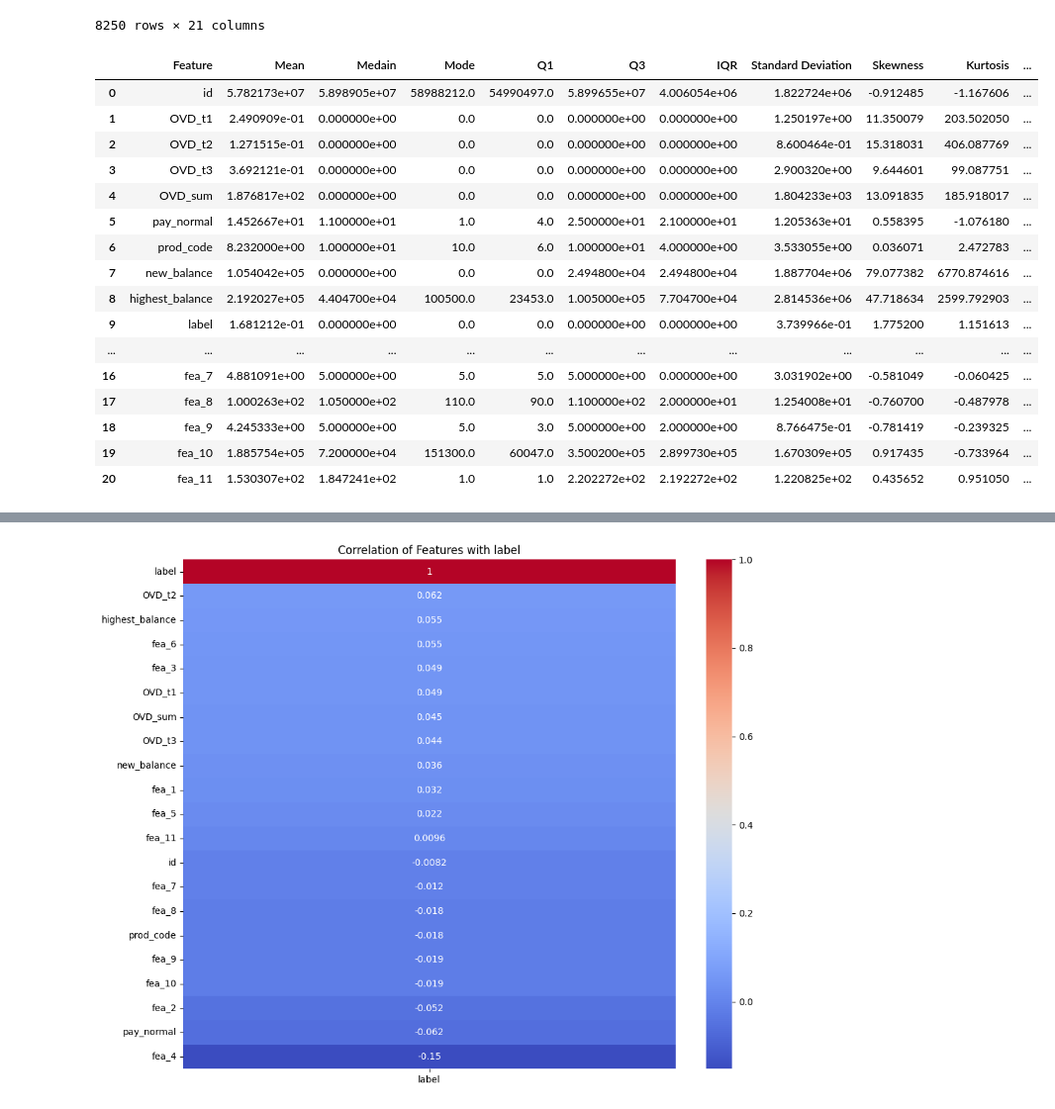
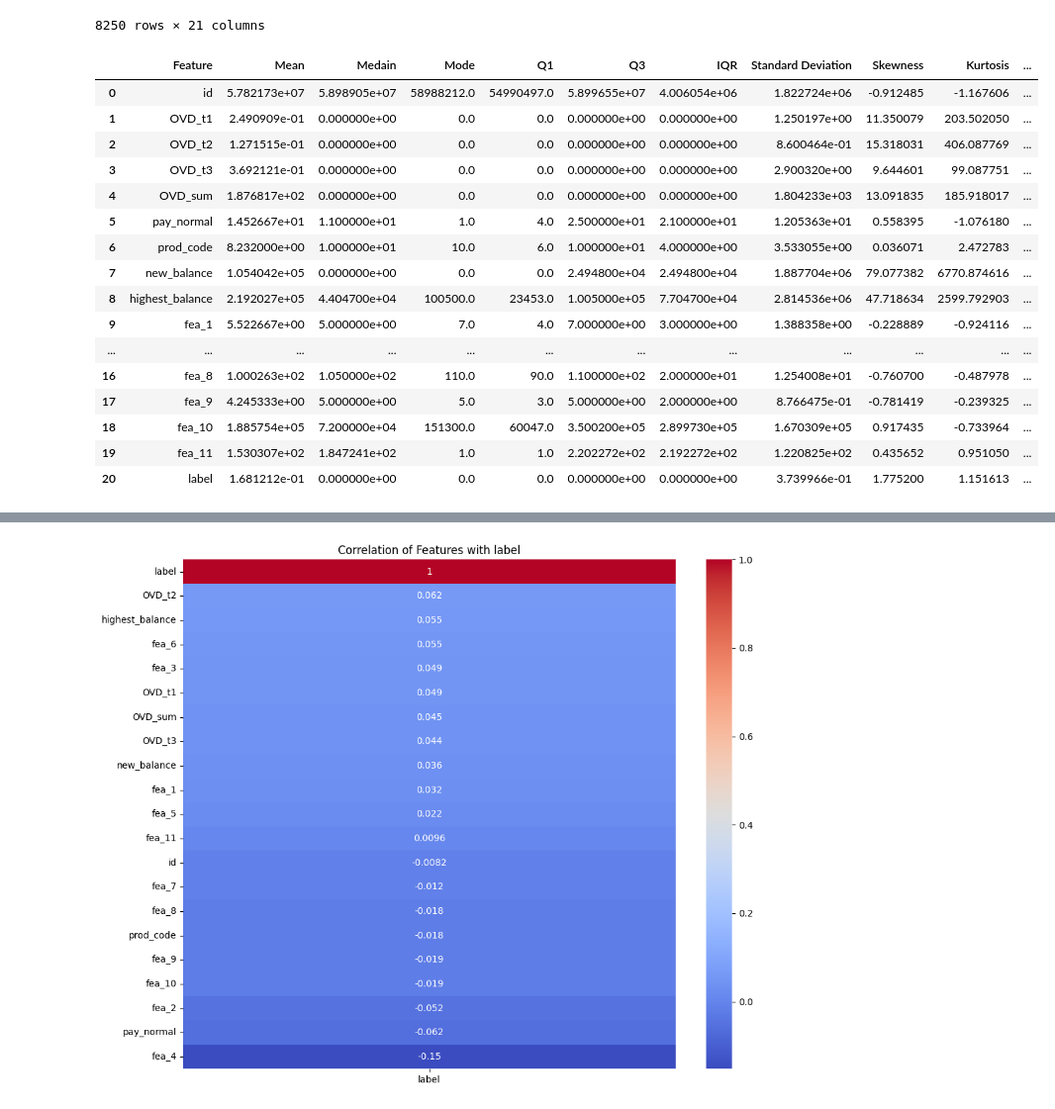
Before and after one commit to deva457/Credit_Risk_ML_Model, a Jupyter notebook: model.ipynb, the cells around one changed output, grey strips where cells are left out. Shown at 99% size. Saved outputs shown, nothing was run; the diff lists cells and outputs as text; code cells hidden in the pictures.

```diff
--- a/model.ipynb
+++ b/model.ipynb
@@ -174,42 +174,43 @@ df
 #Discriptive stats
 from collections import OrderedDict
 stats=[]
+numerical_col = df.select_dtypes(include=['number'])
 
 for i in numerical_col.columns:
     numerical_stats=OrderedDict({
     'Feature':i,
         'Mean':df[i].mean(),
         'Medain':df[i].median(),
         'Mode':df[i].mode()[0],
         'Q1':df[i].quantile(0.25),
         'Q3':df[i].quantile(0.75),
         'IQR':df[i].quantile(0.75) - df[i].quantile(0.25),
         'Standard Deviation':df[i].std(),
         'Skewness':df[i].skew(),
         'Kurtosis':df[i].kurt(),
         'Max':df[i].max(),
         'Min':df[i].min(),
         'Variance':df[i].var()
     })
     stats.append(numerical_stats)
     report=pd.DataFrame(stats)
 report
 # %% [output]
 |  | Feature | Mean | Medain | Mode | Q1 | Q3 | IQR | Standard Deviation | Skewness | Kurtosis | ... |
 | 0 | id | 5.782173e+07 | 5.898905e+07 | 58988212.0 | 54990497.0 | 5.899655e+07 | 4.006054e+06 | 1.822724e+06 | -0.912485 | -1.167606 | ... |
 | 1 | OVD_t1 | 2.490909e-01 | 0.000000e+00 | 0.0 | 0.0 | 0.000000e+00 | 0.000000e+00 | 1.250197e+00 | 11.350079 | 203.502050 | ... |
 | 2 | OVD_t2 | 1.271515e-01 | 0.000000e+00 | 0.0 | 0.0 | 0.000000e+00 | 0.000000e+00 | 8.600464e-01 | 15.318031 | 406.087769 | ... |
 | 3 | OVD_t3 | 3.692121e-01 | 0.000000e+00 | 0.0 | 0.0 | 0.000000e+00 | 0.000000e+00 | 2.900320e+00 | 9.644601 | 99.087751 | ... |
 | 4 | OVD_sum | 1.876817e+02 | 0.000000e+00 | 0.0 | 0.0 | 0.000000e+00 | 0.000000e+00 | 1.804233e+03 | 13.091835 | 185.918017 | ... |
 | 5 | pay_normal | 1.452667e+01 | 1.100000e+01 | 1.0 | 4.0 | 2.500000e+01 | 2.100000e+01 | 1.205363e+01 | 0.558395 | -1.076180 | ... |
 | 6 | prod_code | 8.232000e+00 | 1.000000e+01 | 10.0 | 6.0 | 1.000000e+01 | 4.000000e+00 | 3.533055e+00 | 0.036071 | 2.472783 | ... |
 | 7 | new_balance | 1.054042e+05 | 0.000000e+00 | 0.0 | 0.0 | 2.494800e+04 | 2.494800e+04 | 1.887704e+06 | 79.077382 | 6770.874616 | ... |
 | 8 | highest_balance | 2.192027e+05 | 4.404700e+04 | 100500.0 | 23453.0 | 1.005000e+05 | 7.704700e+04 | 2.814536e+06 | 47.718634 | 2599.792903 | ... |
-| 9 | label | 1.681212e-01 | 0.000000e+00 | 0.0 | 0.0 | 0.000000e+00 | 0.000000e+00 | 3.739966e-01 | 1.775200 | 1.151613 | ... |
+| 9 | fea_1 | 5.522667e+00 | 5.000000e+00 | 7.0 | 4.0 | 7.000000e+00 | 3.000000e+00 | 1.388358e+00 | -0.228889 | -0.924116 | ... |
 | ... | ... | ... | ... | ... | ... | ... | ... | ... | ... | ... | ... |
-| 16 | fea_7 | 4.881091e+00 | 5.000000e+00 | 5.0 | 5.0 | 5.000000e+00 | 0.000000e+00 | 3.031902e+00 | -0.581049 | -0.060425 | ... |
-| 17 | fea_8 | 1.000263e+02 | 1.050000e+02 | 110.0 | 90.0 | 1.100000e+02 | 2.000000e+01 | 1.254008e+01 | -0.760700 | -0.487978 | ... |
-| 18 | fea_9 | 4.245333e+00 | 5.000000e+00 | 5.0 | 3.0 | 5.000000e+00 | 2.000000e+00 | 8.766475e-01 | -0.781419 | -0.239325 | ... |
-| 19 | fea_10 | 1.885754e+05 | 7.200000e+04 | 151300.0 | 60047.0 | 3.500200e+05 | 2.899730e+05 | 1.670309e+05 | 0.917435 | -0.733964 | ... |
-| 20 | fea_11 | 1.530307e+02 | 1.847241e+02 | 1.0 | 1.0 | 2.202272e+02 | 2.192272e+02 | 1.220825e+02 | 0.435652 | 0.951050 | ... |
+| 16 | fea_8 | 1.000263e+02 | 1.050000e+02 | 110.0 | 90.0 | 1.100000e+02 | 2.000000e+01 | 1.254008e+01 | -0.760700 | -0.487978 | ... |
+| 17 | fea_9 | 4.245333e+00 | 5.000000e+00 | 5.0 | 3.0 | 5.000000e+00 | 2.000000e+00 | 8.766475e-01 | -0.781419 | -0.239325 | ... |
+| 18 | fea_10 | 1.885754e+05 | 7.200000e+04 | 151300.0 | 60047.0 | 3.500200e+05 | 2.899730e+05 | 1.670309e+05 | 0.917435 | -0.733964 | ... |
+| 19 | fea_11 | 1.530307e+02 | 1.847241e+02 | 1.0 | 1.0 | 2.202272e+02 | 2.192272e+02 | 1.220825e+02 | 0.435652 | 0.951050 | ... |
+| 20 | label | 1.681212e-01 | 0.000000e+00 | 0.0 | 0.0 | 0.000000e+00 | 0.000000e+00 | 3.739966e-01 | 1.775200 | 1.151613 | ... |
 # %%
```
Also changed, not shown: parts of 15 cells of this notebook, 5 other files.
